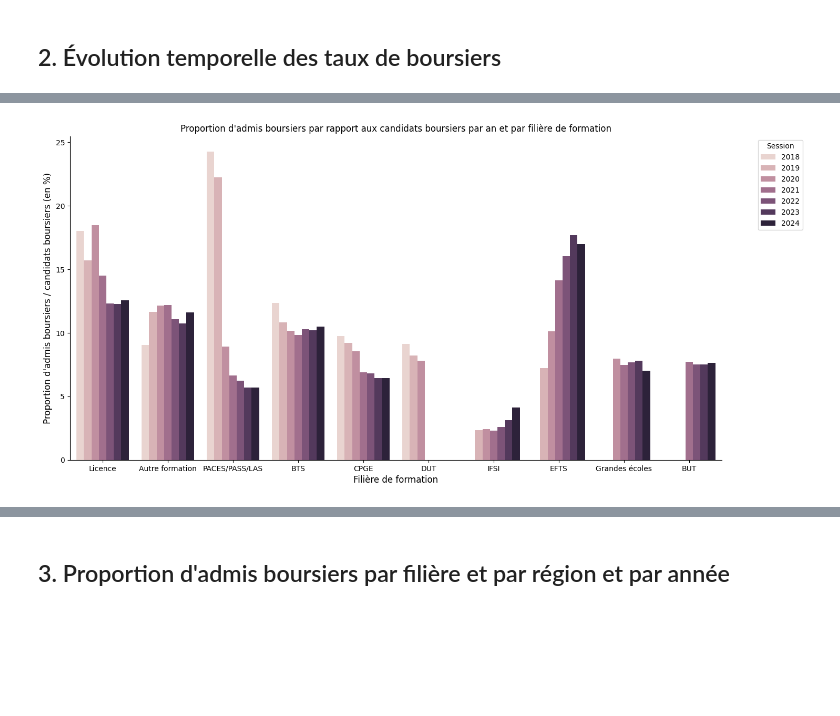
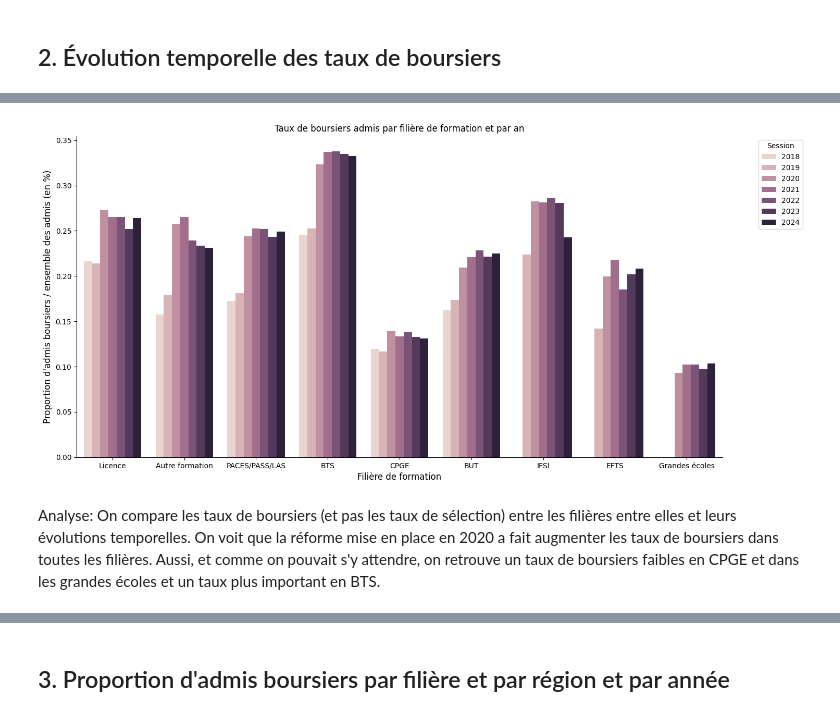
Before and after one commit to Projet-Filiere-ADAD/Projet_ADAD, a Jupyter notebook: Parcoursup_yohann.ipynb, the cells around one changed output, grey strips where cells are left out. Saved outputs shown, nothing was run; the diff lists cells and outputs as text; code cells hidden in the pictures; blank space fills up the shorter version.

Commit message:
New charts

```diff
--- a/Parcoursup_yohann.ipynb
+++ b/Parcoursup_yohann.ipynb
@@ -57,6 +54,9 @@ df['Filière de formation très agrégée'] = df['Filière de formation très ag
 # Regrouper les écoles de commerce et d'ingénieur
 df['Filière de formation très agrégée'] = df['Filière de formation très agrégée'].replace('Ecole de Commerce', 'Grandes écoles')
 df['Filière de formation très agrégée'] = df['Filière de formation très agrégée'].replace("Ecole d'Ingénieur", 'Grandes écoles')
+
+# Changement de nom
+df['Filière de formation très agrégée'] = df['Filière de formation très agrégée'].replace('DUT', 'BUT')
 # %%
 df["Néo bacheliers en phase principale"] = df['Effectif des candidats néo bacheliers généraux en phase principale']+df['Effectif des candidats néo bacheliers technologiques en phase principale']+df['Effectif des candidats néo bacheliers professionnels en phase principale']
 df["Néo bacheliers boursiers en phase principale"] = df['Dont effectif des candidats boursiers néo bacheliers généraux en phase principale']+df['Dont effectif des candidats boursiers néo bacheliers technologiques en phase principale']+df['Dont effectif des candidats boursiers néo bacheliers professionnels en phase principale']
@@ -70,13 +70,22 @@ df["Néo bacheliers proposition"] = df['Effectif des candidats en terminale gén
 df["Néo bacheliers boursiers proposition"] = df['Dont effectif des candidats boursiers en terminale générale ayant reçu une proposition d’admission de la part de l’établissement']+df['Dont effectif des candidats boursiers en terminale technologique ayant reçu une proposition d’admission de la part de l’établissement']+df['Dont effectif des candidats boursiers en terminale générale professionnelle ayant reçu une proposition d’admission de la part de l’établissement']
 df["% boursiers proposition"] = df["Néo bacheliers boursiers proposition"]/df["Néo bacheliers proposition"]*100
 
-df["% boursiers admis"] = df["Dont effectif des admis boursiers néo bacheliers"]/df["Effectif des admis néo bacheliers"]
+df["Néo bacheliers admis"] = df["Effectif des admis néo bacheliers"]
+df["Néo bacheliers boursiers admis"] = df["Dont effectif des admis boursiers néo bacheliers"]
+df["% boursiers admis"] = df["Néo bacheliers boursiers admis"]/df["Néo bacheliers admis"] * 100
 
-df["% boursiers admis / candidats"] = df["Dont effectif des admis boursiers néo bacheliers"]/df["Néo bacheliers boursiers en phase principale"]*100
-df["% boursiers admis / classés"] = df["Dont effectif des admis boursiers néo bacheliers"]/df["Néo bacheliers boursiers classés"]*100
-df["% boursiers admis / proposition"] = df["Dont effectif des admis boursiers néo bacheliers"]/df["Néo bacheliers boursiers proposition"]*100
-df["% boursiers proposition / candidats"] = df["Néo bacheliers boursiers proposition"]/df["Néo bacheliers boursiers en phase principale"]*100
-df["% boursiers classés / candidats"] = df["Néo bacheliers boursiers classés"]/df["Néo bacheliers boursiers en phase principale"]*100
+df["taux sélection boursiers admis / candidats"] = df["Néo bacheliers boursiers admis"]/df["Néo bacheliers boursiers en phase principale"]*100
+df["taux sélection boursiers admis / classés"] = df["Néo bacheliers boursiers admis"]/df["Néo bacheliers boursiers classés"]*100
+df["taux sélection boursiers admis / proposition"] = df["Néo bacheliers boursiers admis"]/df["Néo bacheliers boursiers proposition"]*100
+df["taux sélection boursiers proposition / candidats"] = df["Néo bacheliers boursiers proposition"]/df["Néo bacheliers boursiers en phase principale"]*100
+
+df["taux sélection admis / candidats"] = df["Néo bacheliers admis"] / df["Néo bacheliers en phase principale"] * 100
+df["taux sélection admis / classés"] = df["Néo bacheliers admis"] / df["Néo bacheliers classés"] * 100
+df["taux sélection admis / proposition"] = df["Néo bacheliers admis"] / df["Néo bacheliers proposition"] * 100
+df["taux sélection proposition / candidats"] = df["Néo bacheliers proposition"] / df["Néo bacheliers en phase principale"] * 100
+df["taux sélection classés / candidats"] = df["Néo bacheliers classés"] / df["Néo bacheliers en phase principale"] * 100
+
+df["taux sélection non boursiers admis / candidats"] = (df["Néo bacheliers admis"] - df["Néo bacheliers boursiers admis"]) / (df["Néo bacheliers en phase principale"] - df["Néo bacheliers boursiers en phase principale"]) * 100
 
 # Remplacer les valeurs infinies par des NaN
 df = df.replace([np.inf, -np.inf], np.nan)
@@ -199,22 +400,24 @@ if __name__ == '__main__':
 # %%
 plt.figure(figsize=(16, 8))
 
 ax2 = sns.barplot(
     data=df,
     x='Filière de formation très agrégée',
-    y='% boursiers admis / candidats',
+    y="% boursiers admis",
     #estimator=mean,
     errorbar=None,
     #palette='rocket',
     hue='Session',
     #dodge=True
 )
-plt.title("Proportion d'admis boursiers par rapport aux candidats boursiers par an et par filière de formation")
+plt.title("Taux de boursiers admis par filière de formation et par an", fontsize=12)
 plt.xlabel("Filière de formation", fontsize=12)
-plt.ylabel("Proportion d'admis boursiers / candidats boursiers (en %)", fontsize=12)
+plt.ylabel("Proportion d'admis boursiers / ensemble des admis (en %)", fontsize=12)
 #plt.xticks(rotation=45, ha='right')
 plt.legend(title='Session', bbox_to_anchor=(1.05, 1), loc='upper left')
 sns.despine()
 # %% [output]
-[figure, old version]
+[figure, new version]
+# %% [markdown]
+Analyse: On compare les taux de boursiers (et pas les taux de sélection) entre les filières entre elles et leurs évolutions temporelles. On voit que la réforme mise en place en 2020 a fait augmenter les taux de boursiers dans toutes les filières. Aussi, et comme on pouvait s'y attendre, on retrouve un taux de boursiers faibles en CPGE et dans les grandes écoles et un taux plus important en BTS.
 # %%
```
Also changed, not shown: parts of 16 cells of this notebook.
